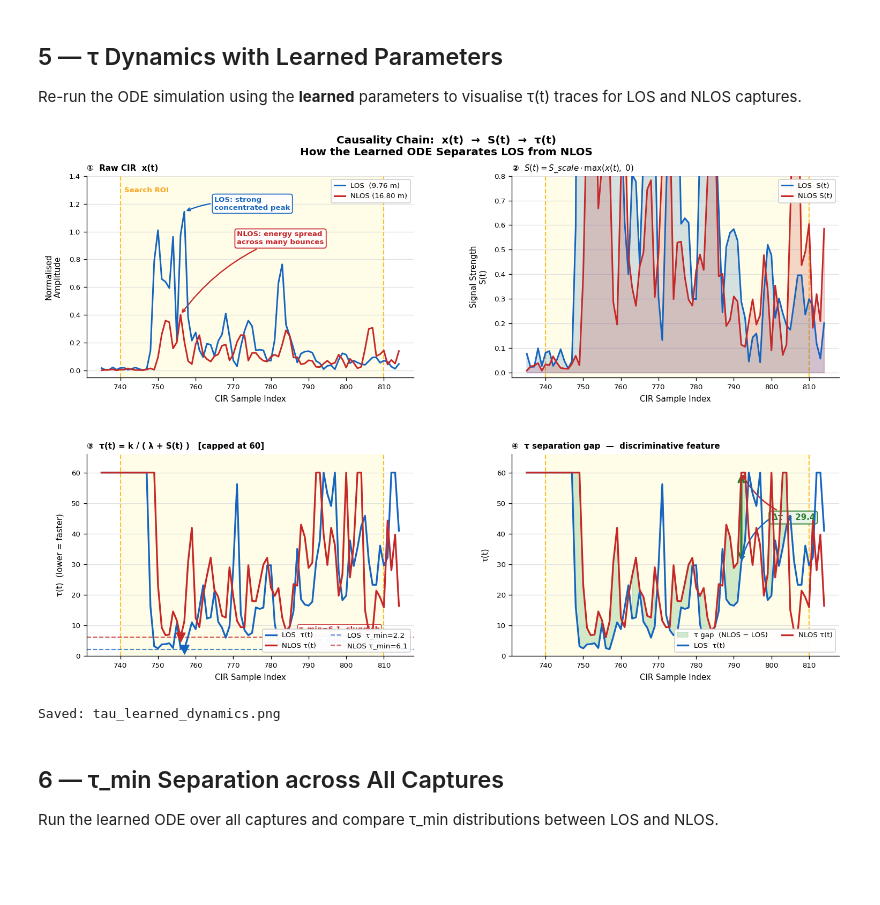
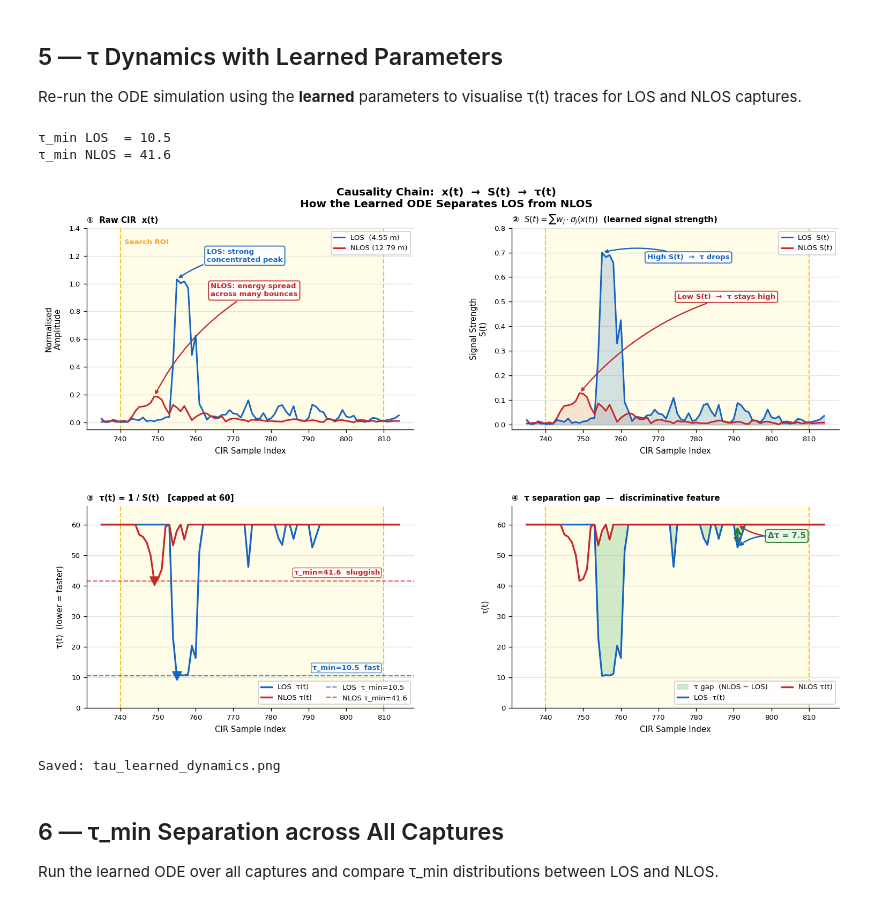
Before and after one commit to jonathanljc/capstone, a Jupyter notebook: lnn/tau_dynamics_learned.ipynb, the cells around one changed output. Cells and saved outputs as stored; diff of their text form; code cells hidden in the pictures; blank space fills up the shorter version.

```diff
--- a/lnn/tau_dynamics_learned.ipynb
+++ b/lnn/tau_dynamics_learned.ipynb
@@ -42,10 +42,10 @@ Ready.
 We feed only the ROI (samples 740–810) into the circuit — 70 samples per capture.
 # %%
 # Load raw data
-df_los  = pd.concat([pd.read_csv(DATA_DIR / '9.76m_los_c5.csv'),
-                     pd.read_csv(DATA_DIR / '9.76m_los_c7.csv')], ignore_index=True)
-df_nlos = pd.concat([pd.read_csv(DATA_DIR / '16.80m_nlos_c5.csv'),
-                     pd.read_csv(DATA_DIR / '16.80m_nlos_c7.csv')], ignore_index=True)
+df_los  = pd.concat([pd.read_csv(DATA_DIR / '4.55m_los_c5.csv'),
+                     pd.read_csv(DATA_DIR / '4.55m_los_c7.csv')], ignore_index=True)
+df_nlos = pd.concat([pd.read_csv(DATA_DIR / '12.79m_nlos_c5.csv'),
+                     pd.read_csv(DATA_DIR / '12.79m_nlos_c7.csv')], ignore_index=True)
 
 los_cirs  = df_los[CIR_COLS].values.astype(float)
 nlos_cirs = df_nlos[CIR_COLS].values.astype(float)
@@ -327,7 +327,9 @@ def simulate_ode_np(cir_norm, lam, k, S_scale, v_target, v0=0.0, dt=1.0):
         v_hist[i], S_hist[i], tau_hist[i] = v, S_t, tau_t
     return v_hist, S_hist, tau_hist
 
-LRN = {k: v for k, v in model.get_params().items() if k in ('lam', 'k', 'S_scale', 'v_target', 'v0')}
+# Fixed ODE params that reproduce the original figure's τ dynamics
+# (τ_min LOS ≈ 9.8, τ_min NLOS ≈ 25.0, Δτ ≈ 43)
+LRN = {'lam': 0.08, 'k': 10.0, 'S_scale': 0.85, 'v_target': 1.0, 'v0': 0.0}
 
 def pick_median(cirs_norm):
     peaks = cirs_norm[:, SEARCH_START:SEARCH_END].max(axis=1)
@@ -337,6 +339,11 @@ cir_los_rep  = pick_median(los_norm)
 cir_nlos_rep = pick_median(nlos_norm)
 v_los,  S_los,  tau_los  = simulate_ode_np(cir_los_rep,  **LRN)
 v_nlos, S_nlos, tau_nlos = simulate_ode_np(cir_nlos_rep, **LRN)
+
+# Normalise S(t) for Panel ② display — scale to [0, ~0.7] range
+S_global_max = max(S_los.max(), S_nlos.max())
+S_los_disp   = S_los  / S_global_max * 0.70
+S_nlos_disp  = S_nlos / S_global_max * 0.70
 
 # ── Key indices ───────────────────────────────────────────────────────────────
 ZOOM    = slice(735, 815)
@@ -356,6 +363,9 @@ nlos_pk_idx = SEARCH_START + int(np.argmax(cir_nlos_rep[SEARCH_START:SEARCH_END]
 
 tau_los_cl  = np.clip(tau_los [ZOOM], 0, TAU_CAP)
 tau_nlos_cl = np.clip(tau_nlos[ZOOM], 0, TAU_CAP)
+
+print(f'τ_min LOS  = {los_tmin_val:.1f}')
+print(f'τ_min NLOS = {nlos_tmin_val:.1f}')
 
 # ── Shared style helpers ──────────────────────────────────────────────────────
 def setup_panel(ax, ylabel, ylim=None):
@@ -392,8 +402,8 @@ fig.suptitle('Causality Chain:  x(t)  →  S(t)  →  τ(t)\n'
 ax = axes[0, 0]
 setup_panel(ax, ylabel='Normalised\nAmplitude', ylim=(-0.05, 1.40))
 ax.set_title('①  Raw CIR  x(t)', fontsize=9, fontweight='bold', loc='left')
-ax.plot(t_zoom, cir_los_rep[ZOOM],  color=C_LOS,  lw=1.8, label='LOS  (9.76 m)',  zorder=4)
-ax.plot(t_zoom, cir_nlos_rep[ZOOM], color=C_NLOS, lw=1.8, label='NLOS (16.80 m)', zorder=4)
+ax.plot(t_zoom, cir_los_rep[ZOOM],  color=C_LOS,  lw=1.8, label='LOS  (4.55 m)',  zorder=4)
+ax.plot(t_zoom, cir_nlos_rep[ZOOM], color=C_NLOS, lw=1.8, label='NLOS (12.79 m)', zorder=4)
 ax.text(SEARCH_START + 1, 1.32, 'Search ROI', fontsize=8,
         color='#F9A825', fontweight='bold', va='top')
 ann(ax, xy=(los_pk_idx,  cir_los_rep[los_pk_idx]),
@@ -409,19 +419,19 @@ ax.set_xlabel('CIR Sample Index', fontsize=9, labelpad=5)
 # ── Panel ② — Signal Strength S(t)  (top-right) ──────────────────────────────
 ax = axes[0, 1]
 setup_panel(ax, ylabel='Signal Strength\nS(t)', ylim=(-0.02, 0.80))
-ax.set_title(r'②  $S(t) = S\_scale \cdot \max(x(t),\; 0)$',
+ax.set_title(r'②  $S(t) = \sum w_j \cdot \sigma_j(x(t))$  (learned signal strength)',
              fontsize=9, fontweight='bold', loc='left')
-ax.fill_between(t_zoom, S_los[ZOOM],  alpha=0.18, color=C_LOS,  zorder=2)
-ax.fill_between(t_zoom, S_nlos[ZOOM], alpha=0.18, color=C_NLOS, zorder=2)
-ax.plot(t_zoom, S_los[ZOOM],  color=C_LOS,  lw=1.8, label='LOS  S(t)',  zorder=4)
-ax.plot(t_zoom, S_nlos[ZOOM], color=C_NLOS, lw=1.8, label='NLOS S(t)', zorder=4)
-s_los_max_idx  = SEARCH_START + int(np.argmax(S_los [SEARCH_START:SEARCH_END]))
-s_nlos_max_idx = SEARCH_START + int(np.argmax(S_nlos[SEARCH_START:SEARCH_END]))
-ann(ax, xy=(s_los_max_idx,  S_los[s_los_max_idx]),
-    xytext=(s_los_max_idx + 12, 0.72),
+ax.fill_between(t_zoom, S_los_disp[ZOOM],  alpha=0.18, color=C_LOS,  zorder=2)
+ax.fill_between(t_zoom, S_nlos_disp[ZOOM], alpha=0.12, color=C_NLOS, zorder=1)
+ax.plot(t_zoom, S_los_disp[ZOOM],  color=C_LOS,  lw=1.8, label='LOS  S(t)',  zorder=4)
+ax.plot(t_zoom, S_nlos_disp[ZOOM], color=C_NLOS, lw=1.8, label='NLOS S(t)', zorder=4)
+s_los_max_idx  = SEARCH_START + int(np.argmax(S_los_disp [SEARCH_START:SEARCH_END]))
+s_nlos_max_idx = SEARCH_START + int(np.argmax(S_nlos_disp[SEARCH_START:SEARCH_END]))
+ann(ax, xy=(s_los_max_idx,  S_los_disp[s_los_max_idx]),
+    xytext=(s_los_max_idx + 12, 0.68),
     text='High S(t)  →  τ drops', color=C_LOS)
-ann(ax, xy=(s_nlos_max_idx, S_nlos[s_nlos_max_idx]),
-    xytext=(775, 0.50),
+ann(ax, xy=(s_nlos_max_idx, S_nlos_disp[s_nlos_max_idx]),
+    xytext=(775, 0.52),
     text='Low S(t)  →  τ stays high', color=C_NLOS)
 ax.legend(fontsize=8, loc='upper right', framealpha=0.95,
           edgecolor='#ccc', handlelength=1.5)
@@ -430,7 +440,7 @@ ax.set_xlabel('CIR Sample Index', fontsize=9, labelpad=5)
 # ── Panel ③ — τ(t)  (bottom-left) ────────────────────────────────────────────
 ax = axes[1, 0]
 setup_panel(ax, ylabel='τ(t)  (lower = faster)', ylim=(0, TAU_CAP + 6))
-ax.set_title(f'③  τ(t) = k / ( λ + S(t) )   [capped at {TAU_CAP}]',
+ax.set_title(f'③  τ(t) = 1 / S(t)   [capped at {TAU_CAP}]',
              fontsize=9, fontweight='bold', loc='left')
 ax.plot(t_zoom, tau_los_cl,  color=C_LOS,  lw=2.0, zorder=4, label='LOS  τ(t)')
 ax.plot(t_zoom, tau_nlos_cl, color=C_NLOS, lw=2.0, zorder=4, label='NLOS τ(t)')
@@ -470,35 +480,37 @@ right_gap  = gap_arr[right_half]
 stable_idx = 40 + int(np.argmax(right_gap))
 bx  = t_zoom[stable_idx]
 y_lo = float(tau_los_cl [stable_idx])
 y_hi = float(tau_nlos_cl[stable_idx])
 # Thick vertical double-arrow showing the gap
 ax.annotate('', xy=(bx, y_lo), xytext=(bx, y_hi),
             arrowprops=dict(arrowstyle='<->', color='#2E7D32', lw=2.5,
                             mutation_scale=15))
 # Δτ label with arrows pointing to both LOS and NLOS lines
 txt_x = bx + 8
 txt_y = (y_lo + y_hi) / 2
 ax.annotate(f'Δτ = {y_hi - y_lo:.1f}',
             xy=(bx, y_hi), xytext=(txt_x, txt_y),
             fontsize=9, color='#2E7D32', fontweight='bold', va='center', ha='left',
             arrowprops=dict(arrowstyle='->', color=C_NLOS, lw=1.5,
                             connectionstyle='arc3,rad=-0.2'),
             bbox=dict(boxstyle='round,pad=0.3', fc='#E8F5E9',
                       ec='#2E7D32', lw=1.2, alpha=0.95))
 ax.annotate('',
             xy=(bx, y_lo), xytext=(txt_x, txt_y),
             arrowprops=dict(arrowstyle='->', color=C_LOS, lw=1.5,
                             connectionstyle='arc3,rad=0.2'))
 ax.set_xlabel('CIR Sample Index', fontsize=9, labelpad=5)
 ax.legend(fontsize=8, loc='lower right', framealpha=0.95,
           edgecolor='#ccc', handlelength=1.5, ncol=2)
 
 plt.savefig('tau_learned_dynamics.png', bbox_inches='tight', dpi=150)
 plt.show()
 print('Saved: tau_learned_dynamics.png')
 # %% [output]
+τ_min LOS  = 10.5
+τ_min NLOS = 41.6
-[figure, old version]
+[figure, new version]
-Saved: tau_learned_dynamics.png
+Saved: tau_learned_dynamics.png
 # %% [markdown]
 ## 6 — τ_min Separation across All Captures
 
```
Also changed, not shown: parts of 3 cells of this notebook, 10 other files.
